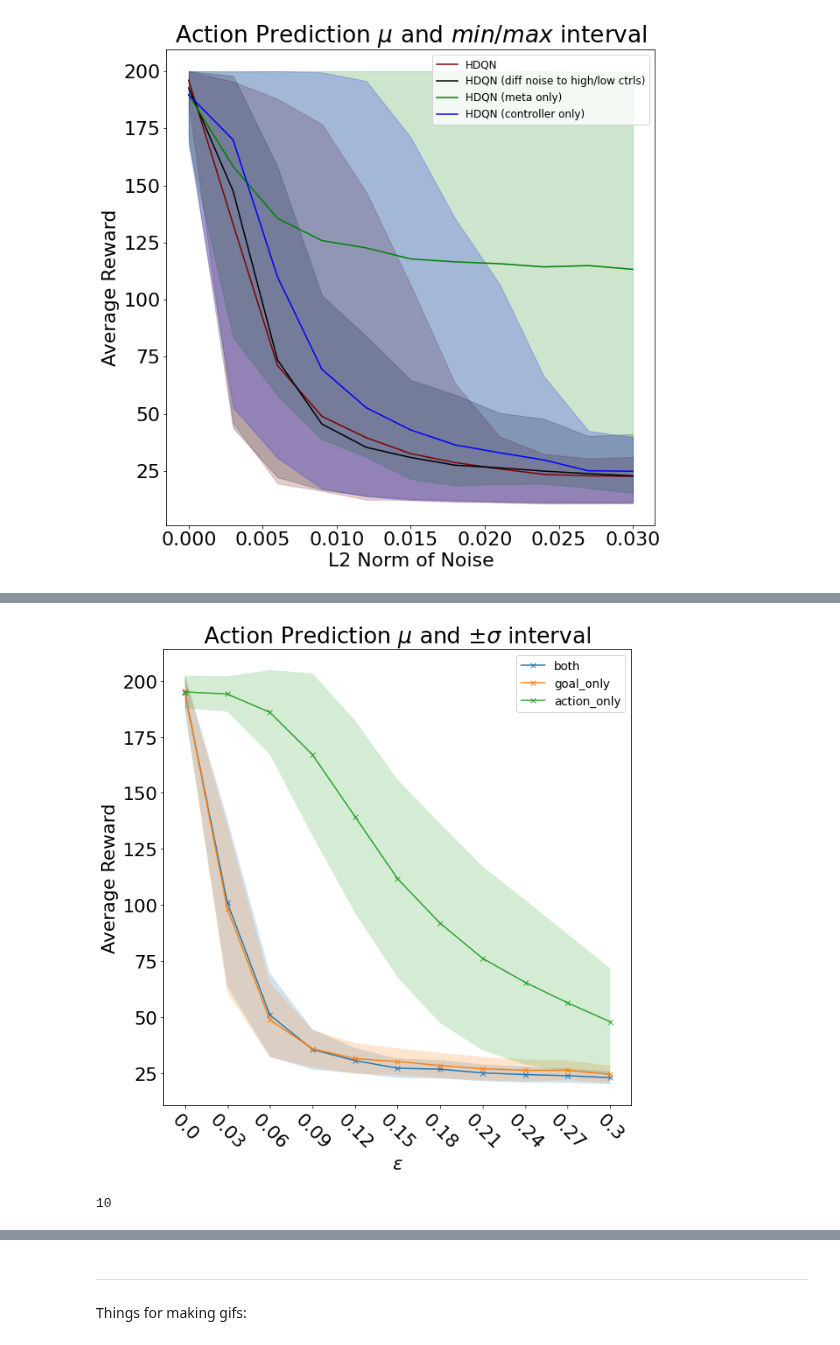
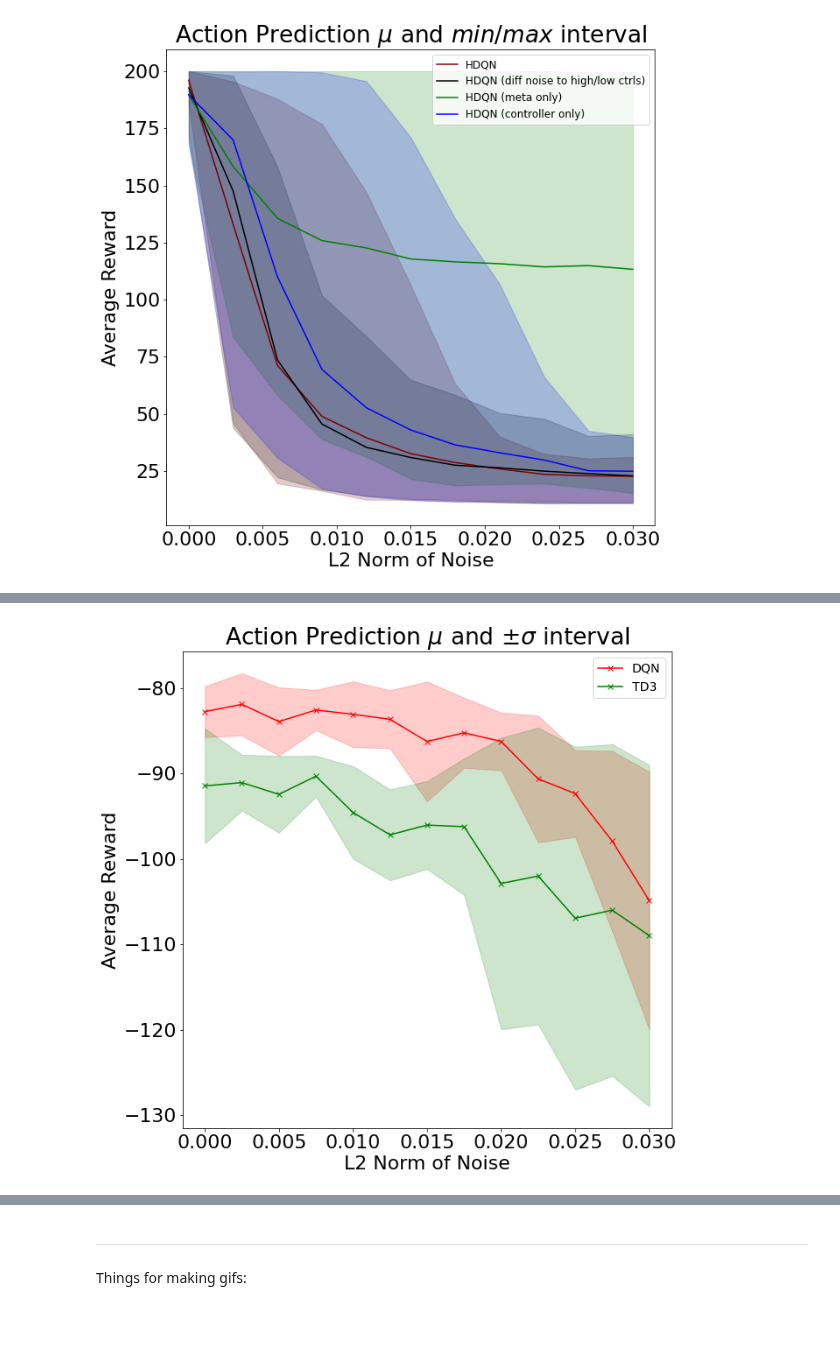
Before and after one commit to Davidobot/adversarial_hrl, a Jupyter notebook: plotting/plotting.ipynb, the cells around one changed output, grey strips where cells are left out. Cells and saved outputs as stored; diff of their text form; code cells hidden in the pictures.

```diff
--- a/plotting/plotting.ipynb
+++ b/plotting/plotting.ipynb
@@ -193,11 +190,9 @@ plot_fgsm(json.load(open("car/noise_hrl/hiro_episodes.json")))
-# %%
-import json
-plot_norms([\
-    (json.load(open("car/noise/hiro_episodes.json")), "maroon", "HIRO (same noise to both ctrls)"),\
-    (json.load(open("car/noise_diff/hiro_episodes.json")), "black", "HIRO (diff noise to each ctrls)"),\
-    (json.load(open("car/noise_meta_only/hiro_episodes.json")), "green", "HIRO (noise to meta ctrl only)"),\
-    (json.load(open("car/noise_ctrl_only/hiro_episodes.json")), "blue", "HIRO (noise to ctrl only)")
-   ])
-# %% [output]
-[figure, removed]
+# %%
+import json
+plot_norms([\
+    (json.load(open("acrobot/fgsm_targeted/dqn_episodes.json")), "red", "DQN"),\
+    (json.load(open("acrobot/fgsm_untargeted/td3_episodes.json")), "green", "TD3"),\
+   ])
+# %% [output]
+[figure, added]
 # %%
@@ -227,4 +206,0 @@ for i in hiro1.keys():
-# %%
-len(hiro['both'][0.0])
-# %% [output]
-10
```
Also changed, not shown: parts of 10 cells of this notebook, 11 other files.
